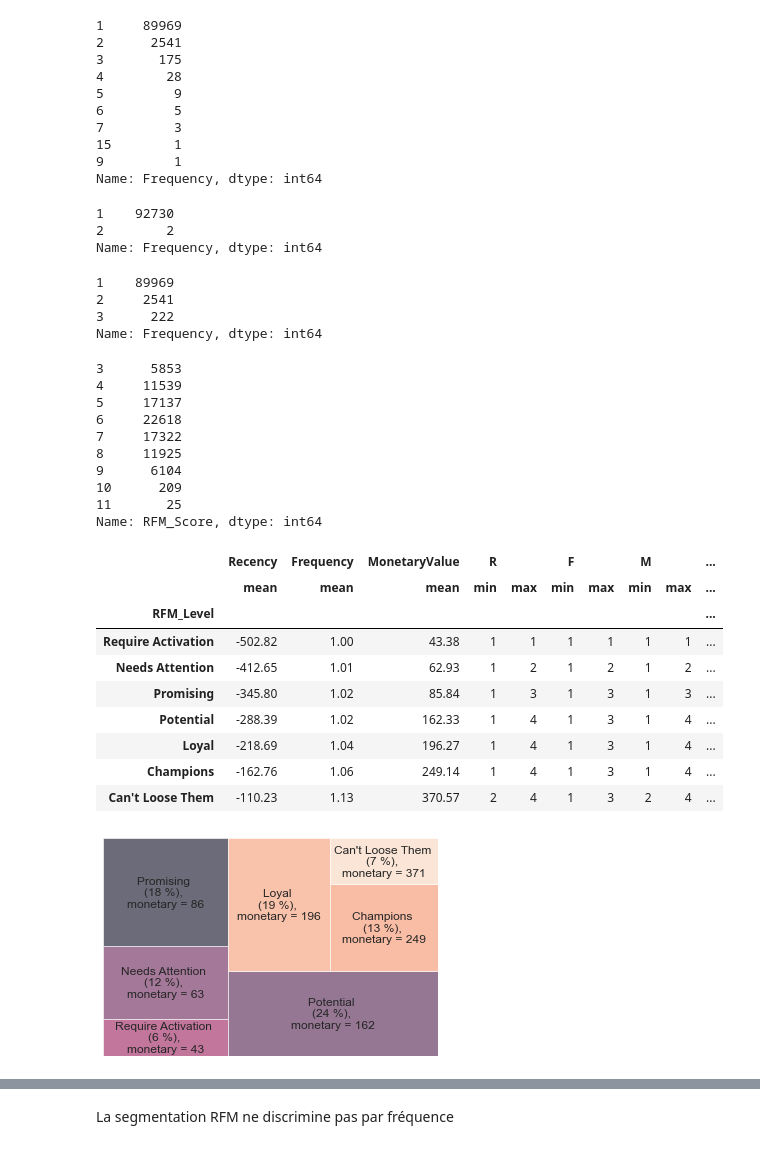
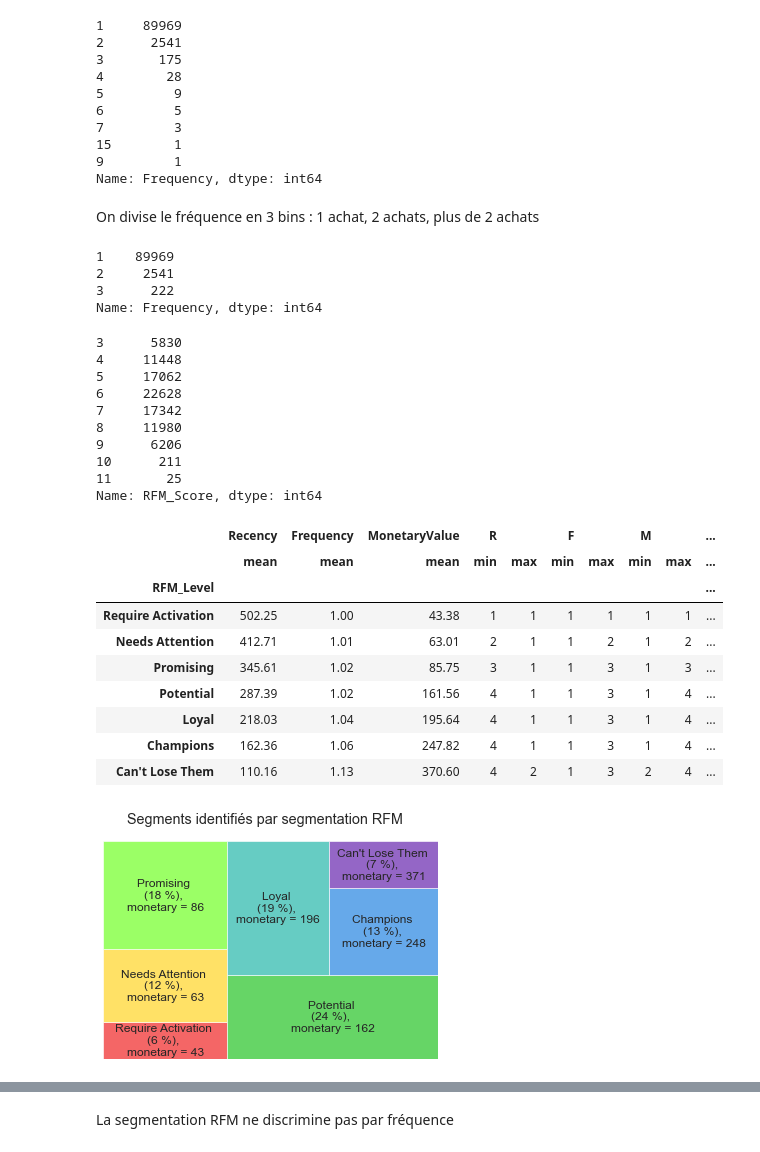
Before and after one commit to mrcreasey/oc-ds-p5-unsupervised-clustering, a Jupyter notebook: P5_02_essais.ipynb, the cells around one changed output, grey strips where cells are left out. Cells and saved outputs as stored; diff of their text form; code cells hidden in the pictures.

```diff
--- a/P5_02_essais.ipynb
+++ b/P5_02_essais.ipynb
@@ -195,12 +205,8 @@ df_rfm['Frequency'].value_counts()
 15        1
 9         1
 Name: Frequency, dtype: int64
-# %%
-pd.cut(df_rfm['Frequency'], bins=2, labels=[1, 2]).value_counts()
-# %% [output]
-1    92730
-2        2
-Name: Frequency, dtype: int64
+# %% [markdown]
+On divise le fréquence en 3 bins : 1 achat, 2 achats, plus de 2 achats
 # %%
 pd.cut(df_rfm['Frequency'], bins=[0, 1, 2, 100],
        labels=[1, 2, 3]).value_counts()
@@ -215,8 +221,9 @@ def rfm_segmentation(df: pd.DataFrame):
     rfm = df[['Recency', 'Frequency', 'MonetaryValue']].copy()
     # --Calculate R, F, M groups--
 
-    rfm['R'] = pd.qcut(rfm['Recency'], q=4, labels=[1, 2, 3, 4])
-    rfm['F'] = pd.cut(df_rfm['Frequency'], bins=[
+    rfm['R'] = pd.qcut(rfm['Recency'], q=4, labels=[4, 3, 2, 1])
+
+    rfm['F'] = pd.cut(rfm['Frequency'], bins=[
                       0, 1, 2, 100], labels=[1, 2, 3])
     rfm['M'] = pd.qcut(rfm['MonetaryValue'], q=4, labels=[1, 2, 3, 4])
 
@@ -230,7 +237,7 @@ def rfm_segmentation(df: pd.DataFrame):
     def rfm_level(df):
         """Custom segmentation basé sur RFM score"""
         if df['RFM_Score'] >= 9:
-            return "Can't Loose Them"
+            return "Can't Lose Them"
         elif ((df['RFM_Score'] >= 8) and (df['RFM_Score'] < 10)):
             return 'Champions'
         elif ((df['RFM_Score'] >= 7) and (df['RFM_Score'] < 8)):
@@ -249,22 +256,22 @@ def rfm_segmentation(df: pd.DataFrame):
     return rfm
 
 
-rfm = rfm_segmentation(clients)
+rfm_df = rfm_segmentation(clients)
 # %%
-rfm['RFM_Score'].value_counts().sort_index()
+rfm_df['RFM_Score'].value_counts().sort_index()
 # %% [output]
-3      5853
-4     11539
-5     17137
-6     22618
-7     17322
-8     11925
-9      6104
-10      209
+3      5830
+4     11448
+5     17062
+6     22628
+7     17342
+8     11980
+9      6206
+10      211
 11       25
 Name: RFM_Score, dtype: int64
 # %%
-rfm_segments = rfm.groupby('RFM_Level').agg({
+rfm_segments = rfm_df.groupby('RFM_Level').agg({
     'Recency': 'mean',
     'Frequency': 'mean',
     'MonetaryValue': 'mean',
@@ -280,34 +287,44 @@ rfm_segments
 |  | Recency | Frequency | MonetaryValue | R |  | F |  | M |  | ... |
 |  | mean | mean | mean | min | max | min | max | min | max | ... |
 | RFM_Level |  |  |  |  |  |  |  |  |  | ... |
-| Require Activation | -502.82 | 1.00 | 43.38 | 1 | 1 | 1 | 1 | 1 | 1 | ... |
-| Needs Attention | -412.65 | 1.01 | 62.93 | 1 | 2 | 1 | 2 | 1 | 2 | ... |
-| Promising | -345.80 | 1.02 | 85.84 | 1 | 3 | 1 | 3 | 1 | 3 | ... |
-| Potential | -288.39 | 1.02 | 162.33 | 1 | 4 | 1 | 3 | 1 | 4 | ... |
-| Loyal | -218.69 | 1.04 | 196.27 | 1 | 4 | 1 | 3 | 1 | 4 | ... |
-| Champions | -162.76 | 1.06 | 249.14 | 1 | 4 | 1 | 3 | 1 | 4 | ... |
-| Can't Loose Them | -110.23 | 1.13 | 370.57 | 2 | 4 | 1 | 3 | 2 | 4 | ... |
+| Require Activation | 502.25 | 1.00 | 43.38 | 1 | 1 | 1 | 1 | 1 | 1 | ... |
+| Needs Attention | 412.71 | 1.01 | 63.01 | 2 | 1 | 1 | 2 | 1 | 2 | ... |
+| Promising | 345.61 | 1.02 | 85.75 | 3 | 1 | 1 | 3 | 1 | 3 | ... |
+| Potential | 287.39 | 1.02 | 161.56 | 4 | 1 | 1 | 3 | 1 | 4 | ... |
+| Loyal | 218.03 | 1.04 | 195.64 | 4 | 1 | 1 | 3 | 1 | 4 | ... |
+| Champions | 162.36 | 1.06 | 247.82 | 4 | 1 | 1 | 3 | 1 | 4 | ... |
+| Can't Lose Them | 110.16 | 1.13 | 370.60 | 4 | 2 | 1 | 3 | 2 | 4 | ... |
 # %%
-def plot_treemap(rfm_segments):
+def plot_treemap(rfm_segments, colormap):
     rfm_summary = rfm_segments[['RFM_Level', 'MonetaryValue']]
     rfm_summary.columns = ['segment', 'nb_clients', 'monetary']
     total_clients = rfm_summary['nb_clients'].sum()
     rfm_summary = rfm_summary.assign(
         pourcentage=rfm_summary.loc[:, 'nb_clients']/total_clients * 100)
 
     def rfm_label(row):
         return (f"{row['segment']} \n({row['pourcentage']:.0f} %), "
                 + f"\nmonetary = {row['monetary']:.0f}")
-    rfm_treemap = rfm_summary.copy()
+    rfm_treemap = rfm_summary.sort_values(by='monetary')
     rfm_treemap['text'] = rfm_summary.apply(lambda row: rfm_label(row), axis=1)
     # rfm_summary.loc[:,'text']= rfm_summary_text.values
     squarify.plot(sizes=rfm_treemap['nb_clients'],
-                  label=rfm_treemap['text'], alpha=.6)
+                  label=rfm_treemap['text'], alpha=.6,
+                  color=colormap)
     plt.axis('off')
-    plt.show()
+    plt.suptitle('Segments identifiés par segmentation RFM')
 
 
-plot_treemap(rfm_segments)
+def invert_dict(my_dict):
+    return {my_dict[k]: k for k in my_dict}
+
+
+rfm_segment_colors = sns.color_palette('nipy_spectral_r', n_colors=7).as_hex()
+rfm_segment_labels = rfm_segments.index.to_list()
+rfm_segment_colormap = dict(zip(rfm_segment_labels, rfm_segment_colors))
+
+
+plot_treemap(rfm_segments, colormap=invert_dict(rfm_segment_colormap))
 # %% [output]
-[figure, old version]
+[figure, new version]
 # %%
```
Also changed, not shown: parts of 130 cells of this notebook.
